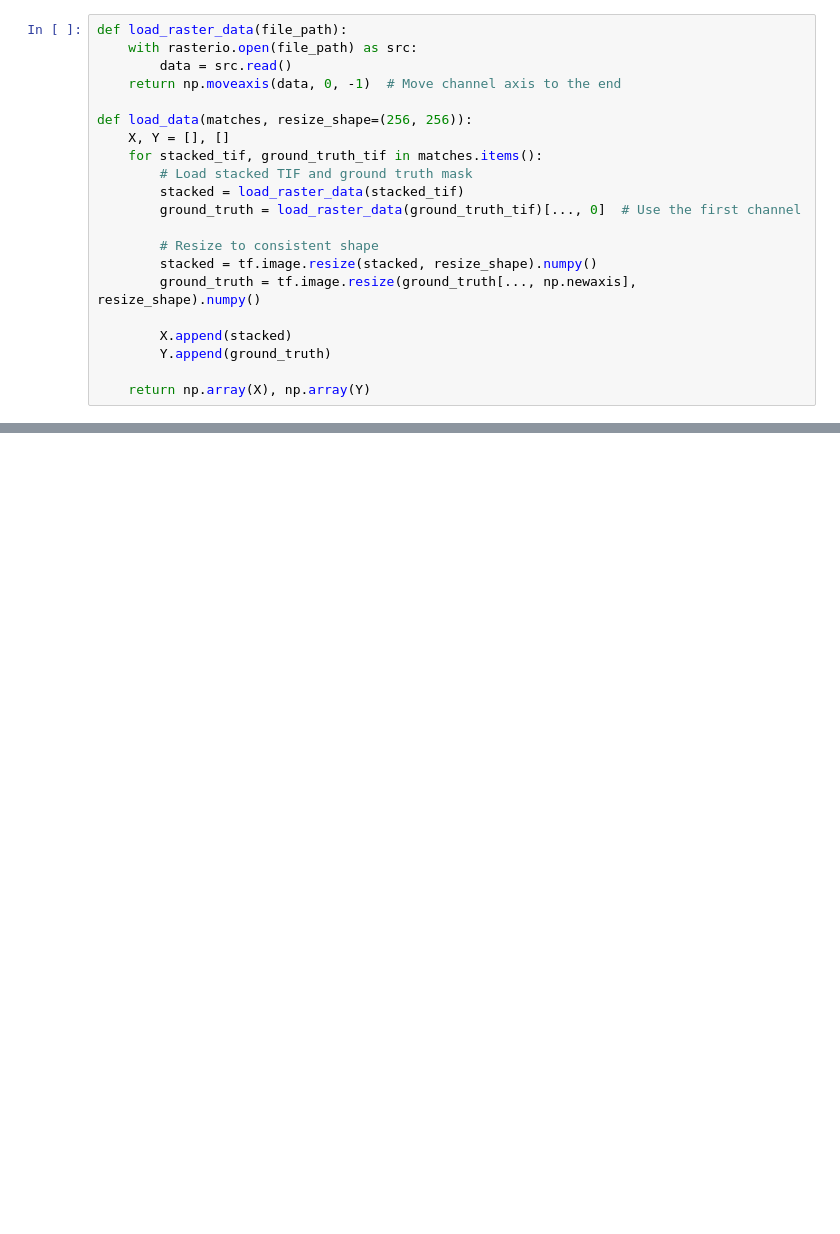
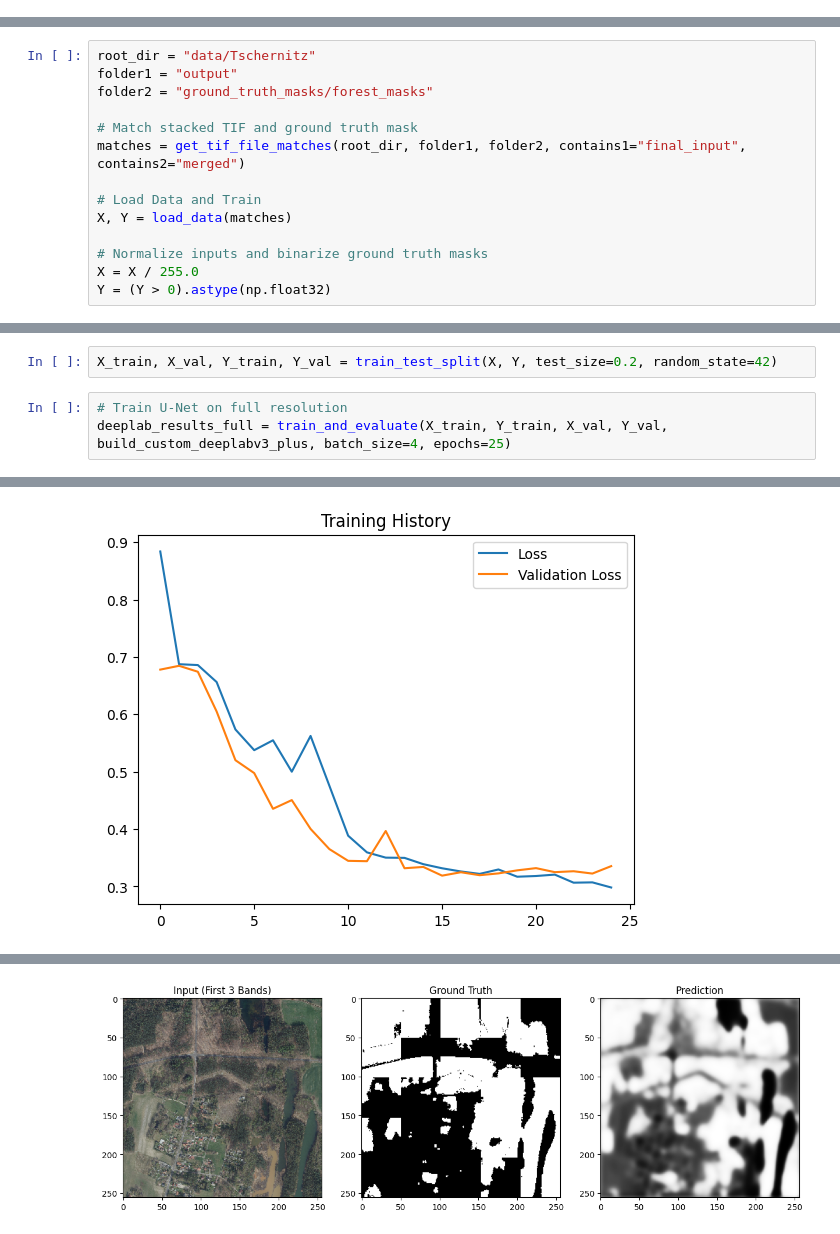
Before and after one commit to Aylin1/Masters_Docs, a Jupyter notebook: experiment_models_deeplab.ipynb, the cells around one changed output, grey strips where cells are left out. Cells and saved outputs as stored; diff of their text form; blank space fills up the shorter version.

```diff
--- a/experiment_models_deeplab.ipynb
+++ b/experiment_models_deeplab.ipynb
@@ -15,23 +7,2 @@ import tensorflow as tf
 from tensorflow.keras import layers, models
 from sklearn.model_selection import train_test_split
-# %%
-def load_raster_data(file_path):
-    with rasterio.open(file_path) as src:
-        data = src.read()
-    return np.moveaxis(data, 0, -1)  # Move channel axis to the end
-
-def load_data(matches, resize_shape=(256, 256)):
-    X, Y = [], []
-    for stacked_tif, ground_truth_tif in matches.items():
-        # Load stacked TIF and ground truth mask
-        stacked = load_raster_data(stacked_tif)
-        ground_truth = load_raster_data(ground_truth_tif)[..., 0]  # Use the first channel
-
-        # Resize to consistent shape
-        stacked = tf.image.resize(stacked, resize_shape).numpy()
-        ground_truth = tf.image.resize(ground_truth[..., np.newaxis], resize_shape).numpy()
-
-        X.append(stacked)
-        Y.append(ground_truth)
-
-    return np.array(X), np.array(Y)
@@ -238,0 +58,14 @@ metrics_refined_aug, mean_metrics_refined_aug = evaluate_predictions(unet_model_
+# %%
+root_dir = "data/Tschernitz"
+folder1 = "output"
+folder2 = "ground_truth_masks/forest_masks"
+
+# Match stacked TIF and ground truth mask
+matches = get_tif_file_matches(root_dir, folder1, folder2, contains1="final_input", contains2="merged")
+
+# Load Data and Train
+X, Y = load_data(matches)
+
+# Normalize inputs and binarize ground truth masks
+X = X / 255.0
+Y = (Y > 0).astype(np.float32)
@@ -238,0 +75,6 @@ metrics_refined_aug, mean_metrics_refined_aug = evaluate_predictions(unet_model_
+# %%
+X_train, X_val, Y_train, Y_val = train_test_split(X, Y, test_size=0.2, random_state=42)
+# %%
+# Train U-Net on full resolution
+deeplab_results_full = train_and_evaluate(X_train, Y_train, X_val, Y_val, build_custom_deeplabv3_plus, batch_size=4, epochs=25)
+# %% [output]
@@ -238,0 +98 @@ metrics_refined_aug, mean_metrics_refined_aug = evaluate_predictions(unet_model_
+[figure, added]
@@ -238,0 +101 @@ metrics_refined_aug, mean_metrics_refined_aug = evaluate_predictions(unet_model_
+[figure, added]
```
Also changed, not shown: parts of 10 cells of this notebook, 5 other files.
